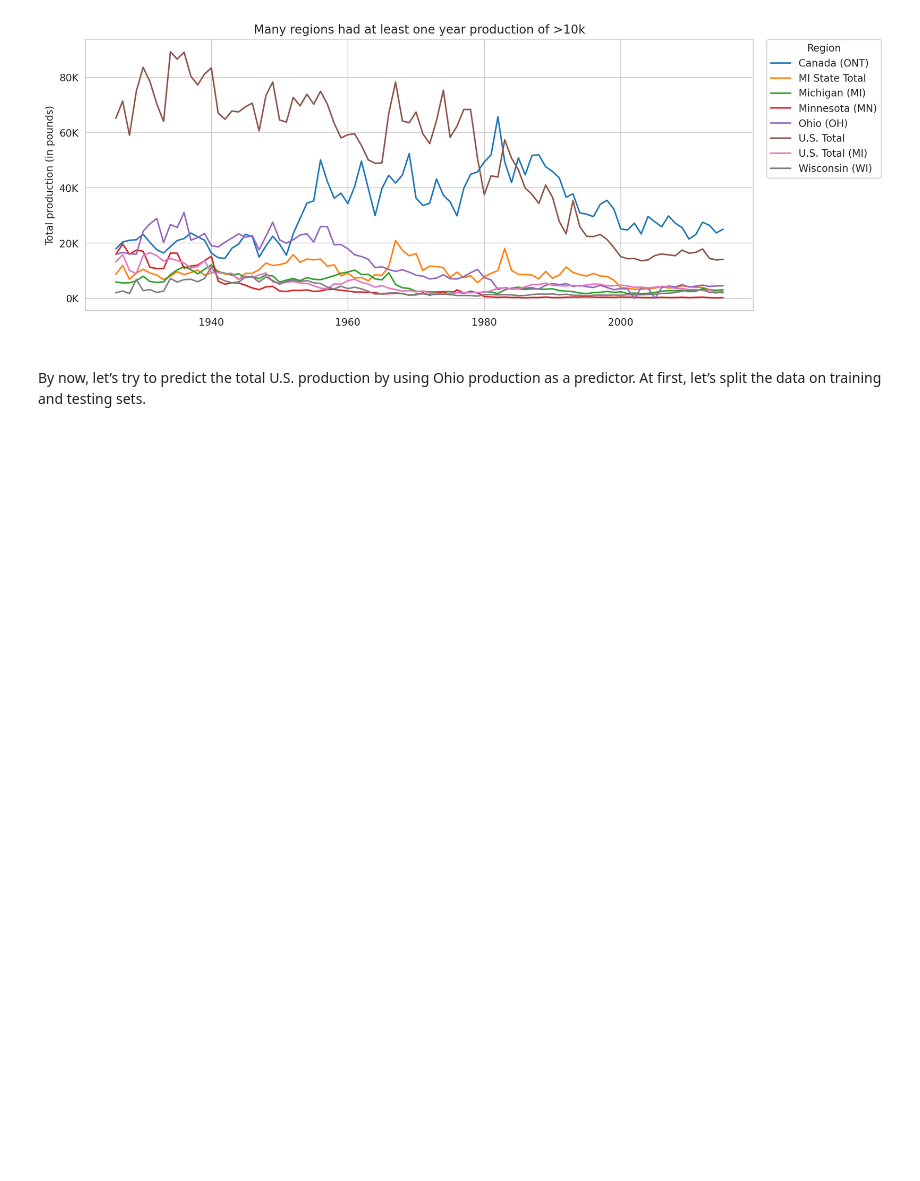
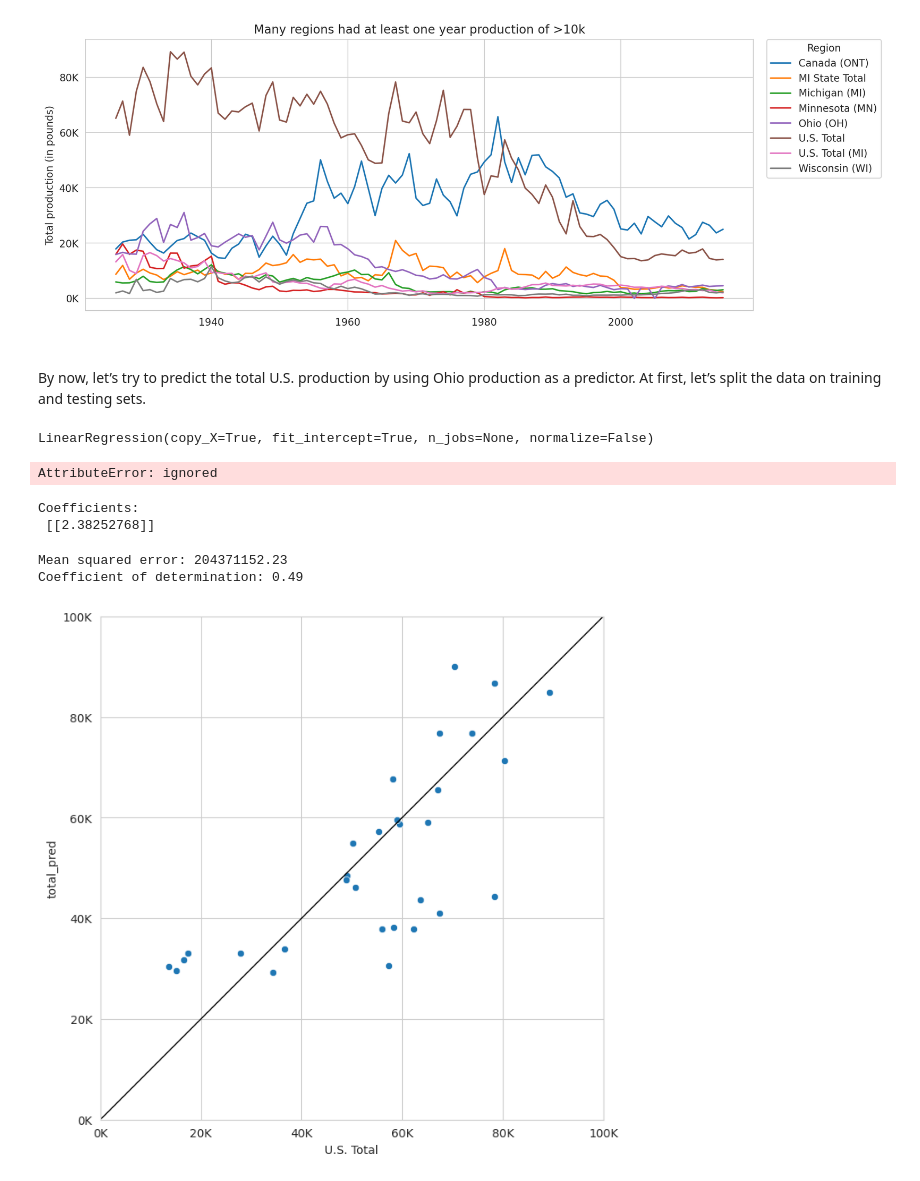
Before and after one commit to tayrone/tidy_tuesday_python, a Jupyter notebook: fishing_210608.ipynb, the cells around one changed output. Saved outputs shown, nothing was run; the diff lists cells and outputs as text; code cells hidden in the pictures; blank space fills up the shorter version.

```diff
--- a/fishing_210608.ipynb
+++ b/fishing_210608.ipynb
@@ -230,0 +240,53 @@ By now, let’s try to predict the total U.S. production by using Ohio productio
+# %%
+regr.fit(train_ohio, train_total)
+# %% [output]
+LinearRegression(copy_X=True, fit_intercept=True, n_jobs=None, normalize=False)
+# %%
+test_ohio = test_production['Ohio (OH)'].to_frame()
+test_total = test_production['U.S. Total'].to_frame()
+# %%
+total_pred = regr.predict(test_ohio)
+# %% [output]
+AttributeError: ignored
+# %%
+print('Coefficients: \n', regr.coef_)
+# %% [output]
+Coefficients:
+ [[2.38252768]]
+# %%
+print('Mean squared error: %.2f'
+      % mean_squared_error(test_total, total_pred))
+# The coefficient of determination: 1 is perfect prediction
+print('Coefficient of determination: %.2f'
+      % r2_score(test_total, total_pred))
+# %% [output]
+Mean squared error: 204371152.23
+Coefficient of determination: 0.49
+# %%
+test_data = test_ohio.merge(test_total, on = 'year')
+train_data = train_ohio.merge(train_total, on = 'year')
+
+test_data['total_pred'] = total_pred
+# %%
+plt.figure(figsize = (8, 8), dpi = 100)
+
+ax = sns.scatterplot(x = 'U.S. Total', y = 'total_pred', data = test_data)
+
+ax.plot([0,100000],[0,100000], 'black', linewidth=1)
+
+sns.lineplot()
+
+plt.axis('square')
+
+plt.xlim(0, 100000)
+plt.ylim(0, 100000)
+plt.gca().set_aspect('equal', adjustable = 'box')
+plt.draw()
+
+ax.yaxis.set_major_formatter(
+    ticker.FuncFormatter(lambda x, pos: '{:,.0f}'.format(x/1000) + 'K'))
+
+ax.xaxis.set_major_formatter(
+    ticker.FuncFormatter(lambda x, pos: '{:,.0f}'.format(x/1000) + 'K'))
+# %% [output]
+[figure, added]
```
Also changed, not shown: parts of 7 cells of this notebook.
